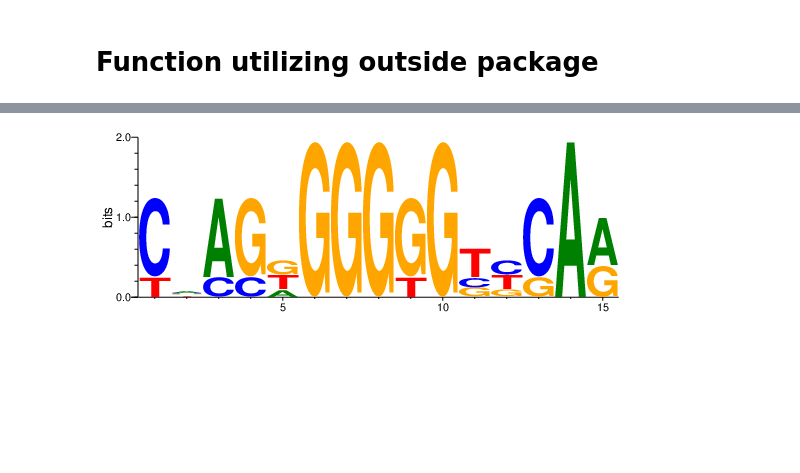
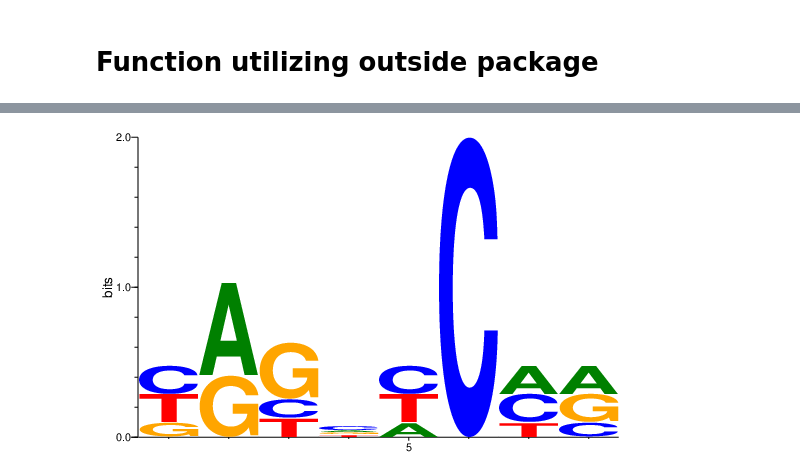
Before and after one commit to kairitanaka/gibby, a Jupyter notebook: extract_peak_seq.ipynb, the cells around one changed output, grey strips where cells are left out. Drawn from its saved outputs; the diff is of its cells as text; code cells hidden in the pictures; blank space fills up the shorter version.

```diff
--- a/extract_peak_seq.ipynb
+++ b/extract_peak_seq.ipynb
@@ -327,0 +231,6 @@ lm.Logo(df2)
+# %%
+import gibbs_implementation as gibby
+test_list = ["CGCCCCTCTCGGGGGTGTTCAGTAAACGGCCA", "GGGCGAGGTATGTGTAAGTGCCAAGGTGCCAG", "TAGTACCGAGACCGAAAGAAGTATACAGGCGT", "TAGATCAAGTTTCAGGTGCACGTCGGTGAACC", "AATCCACCAGCTCCACGTGCAATGTTGGCCTA"]
+foo4 = gibby.gibbs_sampler(test_list, 8, 100)
+foo4 = gibbs(test_list, 8)
+foo4
@@ -327,0 +239,4 @@ lm.Logo(df2)
+# %%
+#pfm2 = get_profile(foo4)
+pfm2 = get_profile(foo4)
+pfm2
@@ -327,0 +248,3 @@ lm.Logo(df2)
+# %%
+pwm2 = seqlogo.pfm2pwm(pfm2.T)
+pwm2
@@ -328,9 +261,9 @@ lm.Logo(df2)
 # %%
 import seqlogo
 ## make seqlogo PWM object
-seq_pwm = seqlogo.Pwm(pwm)
+seq_pwm = seqlogo.Pwm(pwm2)
 ## Convert to ppm needed for plotting
 seq_ppm = seqlogo.Ppm(seqlogo.pwm2ppm(seq_pwm))
 seqlogo.seqlogo(seq_ppm, ic_scale = True, format = 'png', size = 'medium')
 # %% [output]
-[figure, old version]
+[figure, new version]
```
Also changed, not shown: parts of 32 cells of this notebook.
